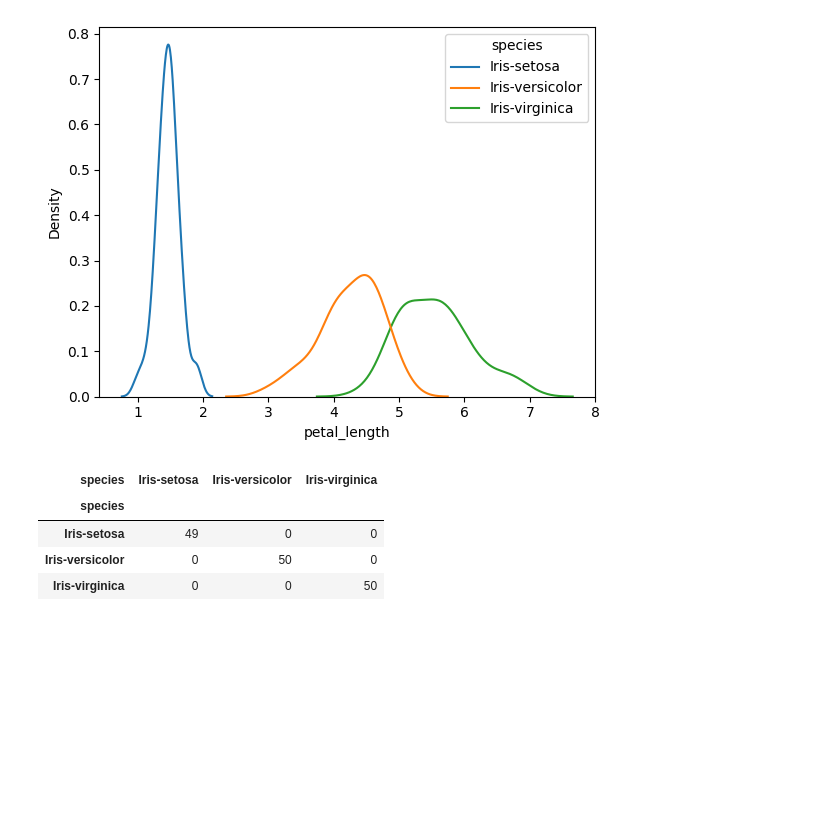
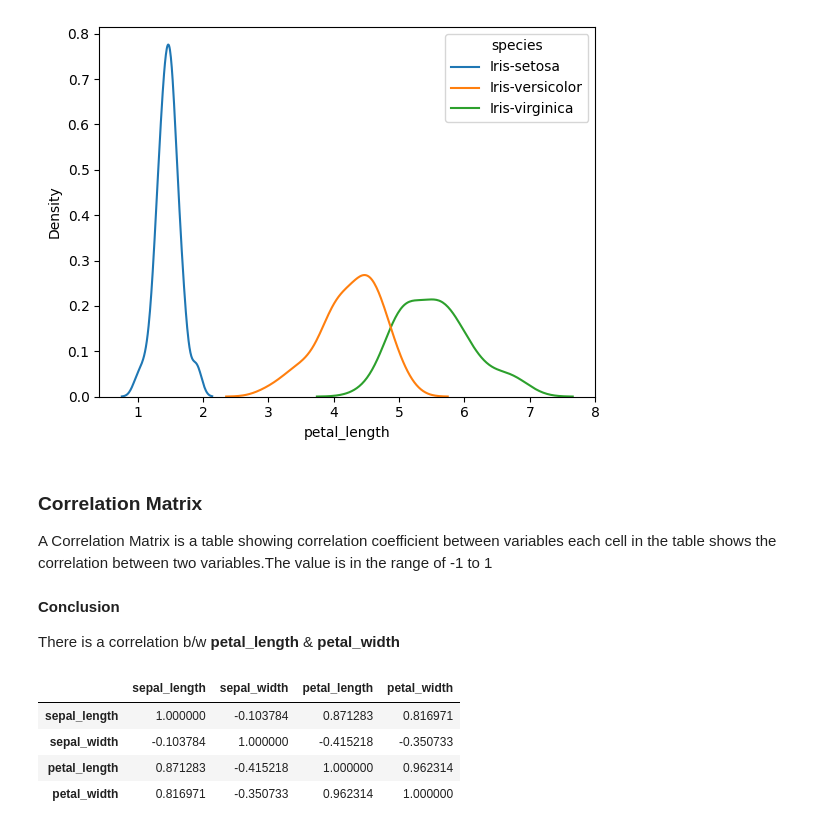
Before and after one commit to Aravindraprasad/Iris-Dataset, a Jupyter notebook: Iris_Dataset.ipynb, the cells around one changed output. Saved outputs shown, nothing was run; the diff lists cells and outputs as text; code cells hidden in the pictures; blank space fills up the shorter version.

```diff
--- a/Iris_Dataset.ipynb
+++ b/Iris_Dataset.ipynb
@@ -72,11 +72,20 @@ sns.kdeplot(data=df, x='petal_length', hue='species')
 # %% [output]
 <Axes: xlabel='petal_length', ylabel='Density'>
 [figure]
-# %%
-pd.crosstab(df['species'], df['species'])
-# %% [output]
-| species | Iris-setosa | Iris-versicolor | Iris-virginica |
-| species |  |  |  |
-| Iris-setosa | 49 | 0 | 0 |
-| Iris-versicolor | 0 | 50 | 0 |
-| Iris-virginica | 0 | 0 | 50 |
+# %% [markdown]
+### Correlation Matrix
+
+A Correlation Matrix is a table showing correlation coefficient between variables each cell in the table shows the correlation between two variables.The value is in the range of -1 to 1
+# %% [markdown]
+**Conclusion**
+
+There is a correlation b/w **petal_length** & **petal_width**
+# %%
+df_corr = df[['sepal_length',	'sepal_width',	'petal_length',	'petal_width']]
+df_corr.corr()
+# %% [output]
+|  | sepal_length | sepal_width | petal_length | petal_width |
+| sepal_length | 1.000000 | -0.103784 | 0.871283 | 0.816971 |
+| sepal_width | -0.103784 | 1.000000 | -0.415218 | -0.350733 |
+| petal_length | 0.871283 | -0.415218 | 1.000000 | 0.962314 |
+| petal_width | 0.816971 | -0.350733 | 0.962314 | 1.000000 |
```
Also changed, not shown: parts of 11 cells of this notebook.
